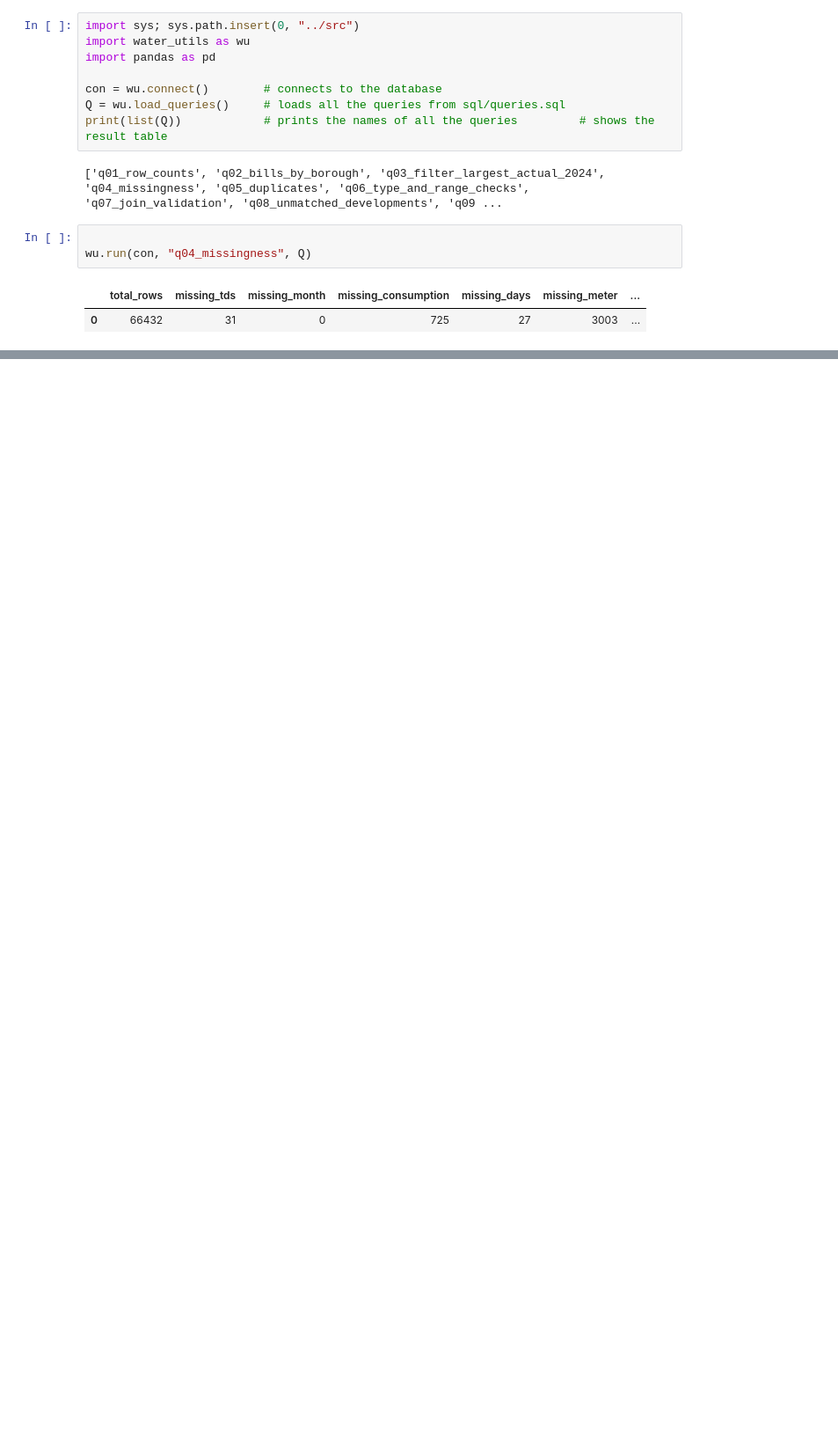
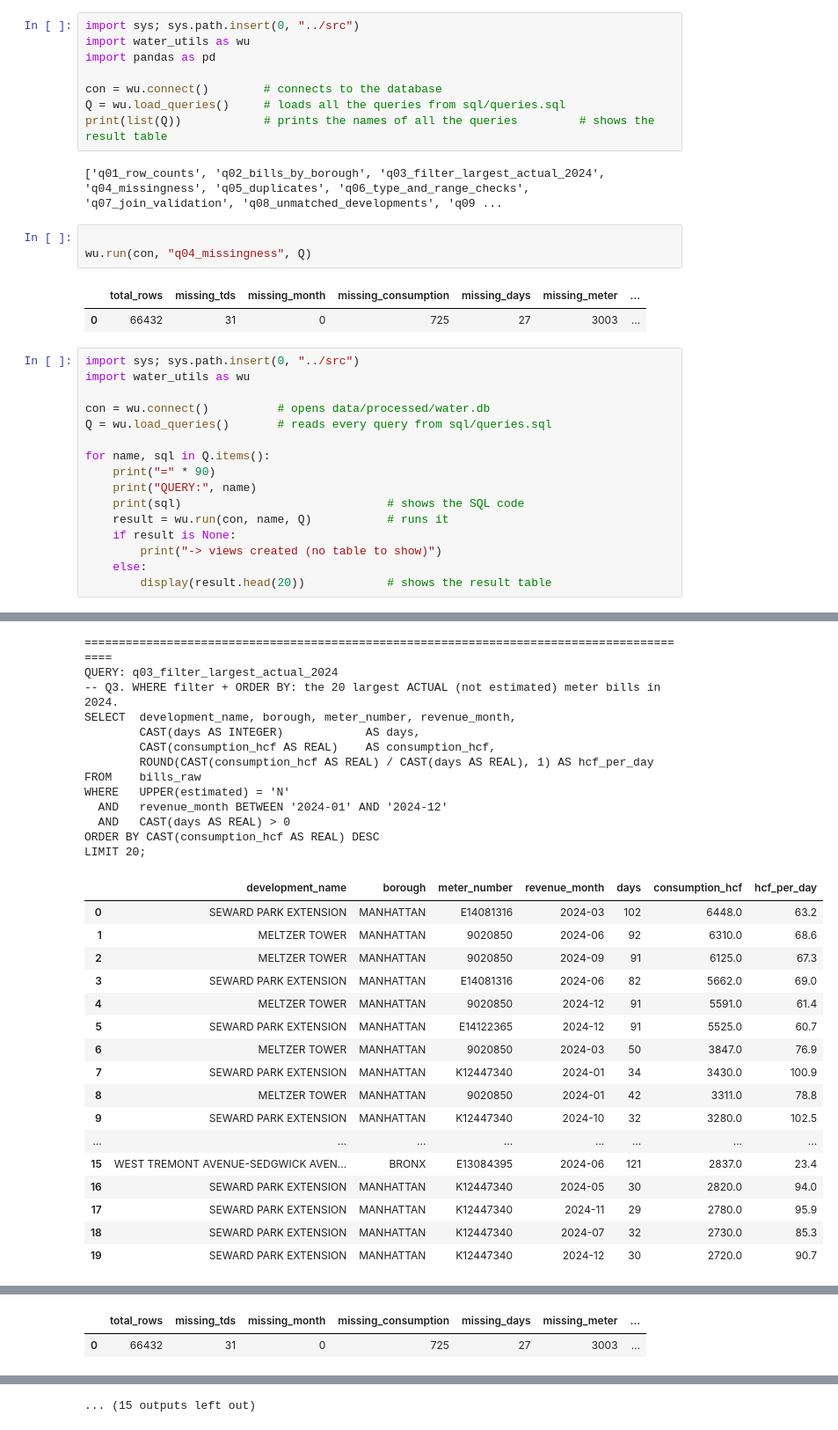
Before and after one commit to sylvainenzo/DSA2050-END-PROJECT, a Jupyter notebook: notebooks/query_ouput.ipynb, the cells around one changed output, grey strips where cells are left out. Shown at 88% size. Saved outputs shown, nothing was run; the diff lists cells and outputs as text; blank space fills up the shorter version.

```diff
--- a/notebooks/query_ouput.ipynb
+++ b/notebooks/query_ouput.ipynb
@@ -14,3 +14,20 @@ wu.run(con, "q04_missingness", Q)
 # %% [output]
 |  | total_rows | missing_tds | missing_month | missing_consumption | missing_days | missing_meter | ... |
 | 0 | 66432 | 31 | 0 | 725 | 27 | 3003 | ... |
+# %%
+import sys; sys.path.insert(0, "../src")
+import water_utils as wu
+
+con = wu.connect()          # opens data/processed/water.db
+Q = wu.load_queries()       # reads every query from sql/queries.sql
+
+for name, sql in Q.items():
+    print("=" * 90)
+    print("QUERY:", name)
+    print(sql)                              # shows the SQL code
+    result = wu.run(con, name, Q)           # runs it
+    if result is None:
+        print("-> views created (no table to show)")
+    else:
+        display(result.head(20))            # shows the result table
+# %% [output]
@@ -16,0 +67,30 @@ wu.run(con, "q04_missingness", Q)
+==========================================================================================
+QUERY: q03_filter_largest_actual_2024
+-- Q3. WHERE filter + ORDER BY: the 20 largest ACTUAL (not estimated) meter bills in 2024.
+SELECT  development_name, borough, meter_number, revenue_month,
+        CAST(days AS INTEGER)            AS days,
+        CAST(consumption_hcf AS REAL)    AS consumption_hcf,
+        ROUND(CAST(consumption_hcf AS REAL) / CAST(days AS REAL), 1) AS hcf_per_day
+FROM    bills_raw
+WHERE   UPPER(estimated) = 'N'
+  AND   revenue_month BETWEEN '2024-01' AND '2024-12'
+  AND   CAST(days AS REAL) > 0
+ORDER BY CAST(consumption_hcf AS REAL) DESC
+LIMIT 20;
+|  | development_name | borough | meter_number | revenue_month | days | consumption_hcf | hcf_per_day |
+| 0 | SEWARD PARK EXTENSION | MANHATTAN | E14081316 | 2024-03 | 102 | 6448.0 | 63.2 |
+| 1 | MELTZER TOWER | MANHATTAN | 9020850 | 2024-06 | 92 | 6310.0 | 68.6 |
+| 2 | MELTZER TOWER | MANHATTAN | 9020850 | 2024-09 | 91 | 6125.0 | 67.3 |
+| 3 | SEWARD PARK EXTENSION | MANHATTAN | E14081316 | 2024-06 | 82 | 5662.0 | 69.0 |
+| 4 | MELTZER TOWER | MANHATTAN | 9020850 | 2024-12 | 91 | 5591.0 | 61.4 |
+| 5 | SEWARD PARK EXTENSION | MANHATTAN | E14122365 | 2024-12 | 91 | 5525.0 | 60.7 |
+| 6 | MELTZER TOWER | MANHATTAN | 9020850 | 2024-03 | 50 | 3847.0 | 76.9 |
+| 7 | SEWARD PARK EXTENSION | MANHATTAN | K12447340 | 2024-01 | 34 | 3430.0 | 100.9 |
+| 8 | MELTZER TOWER | MANHATTAN | 9020850 | 2024-01 | 42 | 3311.0 | 78.8 |
+| 9 | SEWARD PARK EXTENSION | MANHATTAN | K12447340 | 2024-10 | 32 | 3280.0 | 102.5 |
+| ... | ... | ... | ... | ... | ... | ... | ... |
+| 15 | WEST TREMONT AVENUE-SEDGWICK AVEN... | BRONX | E13084395 | 2024-06 | 121 | 2837.0 | 23.4 |
+| 16 | SEWARD PARK EXTENSION | MANHATTAN | K12447340 | 2024-05 | 30 | 2820.0 | 94.0 |
+| 17 | SEWARD PARK EXTENSION | MANHATTAN | K12447340 | 2024-11 | 29 | 2780.0 | 95.9 |
+| 18 | SEWARD PARK EXTENSION | MANHATTAN | K12447340 | 2024-07 | 32 | 2730.0 | 85.3 |
+| 19 | SEWARD PARK EXTENSION | MANHATTAN | K12447340 | 2024-12 | 30 | 2720.0 | 90.7 |
@@ -16,0 +108,2 @@ wu.run(con, "q04_missingness", Q)
+|  | total_rows | missing_tds | missing_month | missing_consumption | missing_days | missing_meter | ... |
+| 0 | 66432 | 31 | 0 | 725 | 27 | 3003 | ... |
@@ -16,0 +155 @@ wu.run(con, "q04_missingness", Q)
+... (15 outputs left out)
```
Also changed, not shown: parts of 1 cell of this notebook, 5 other files.
